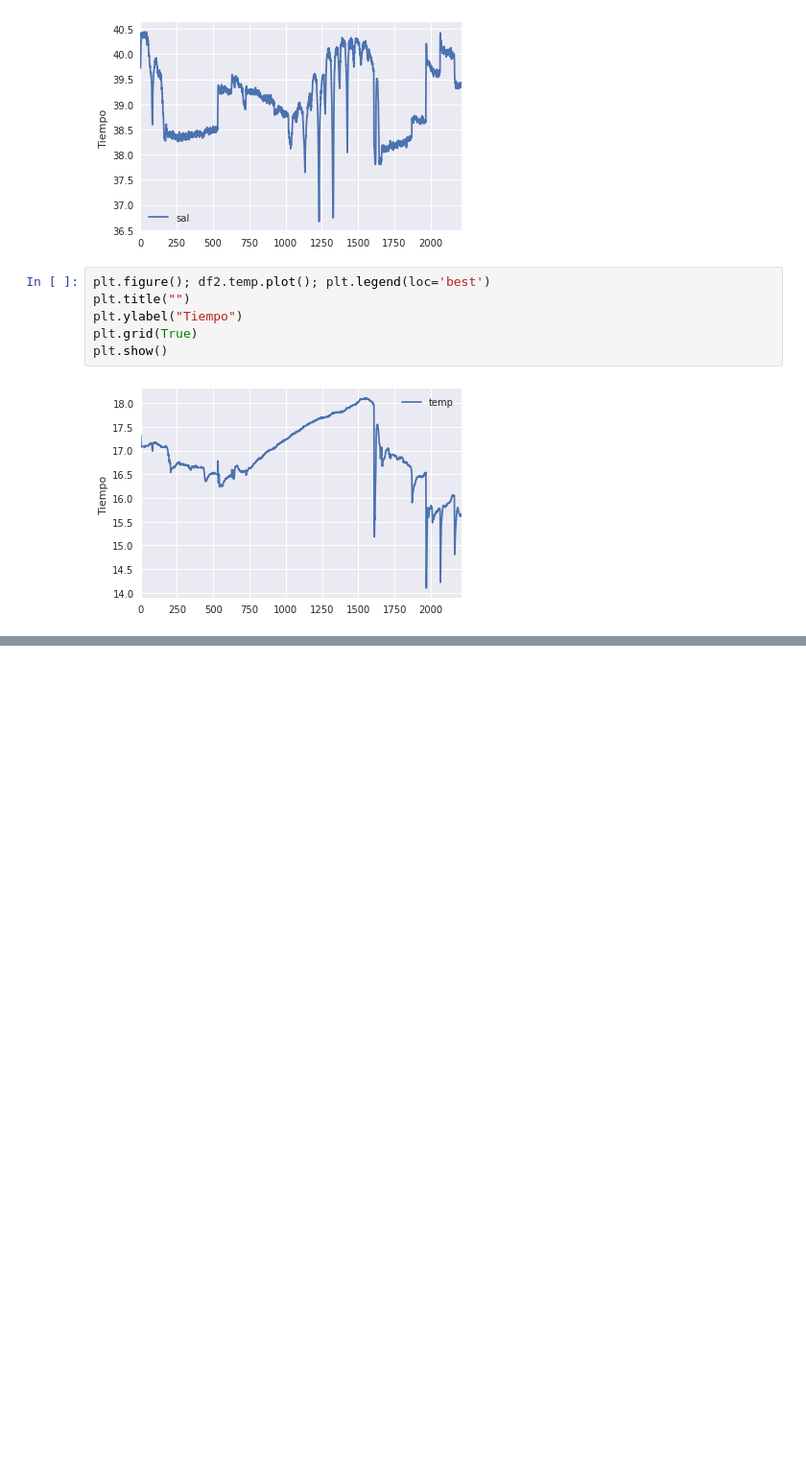
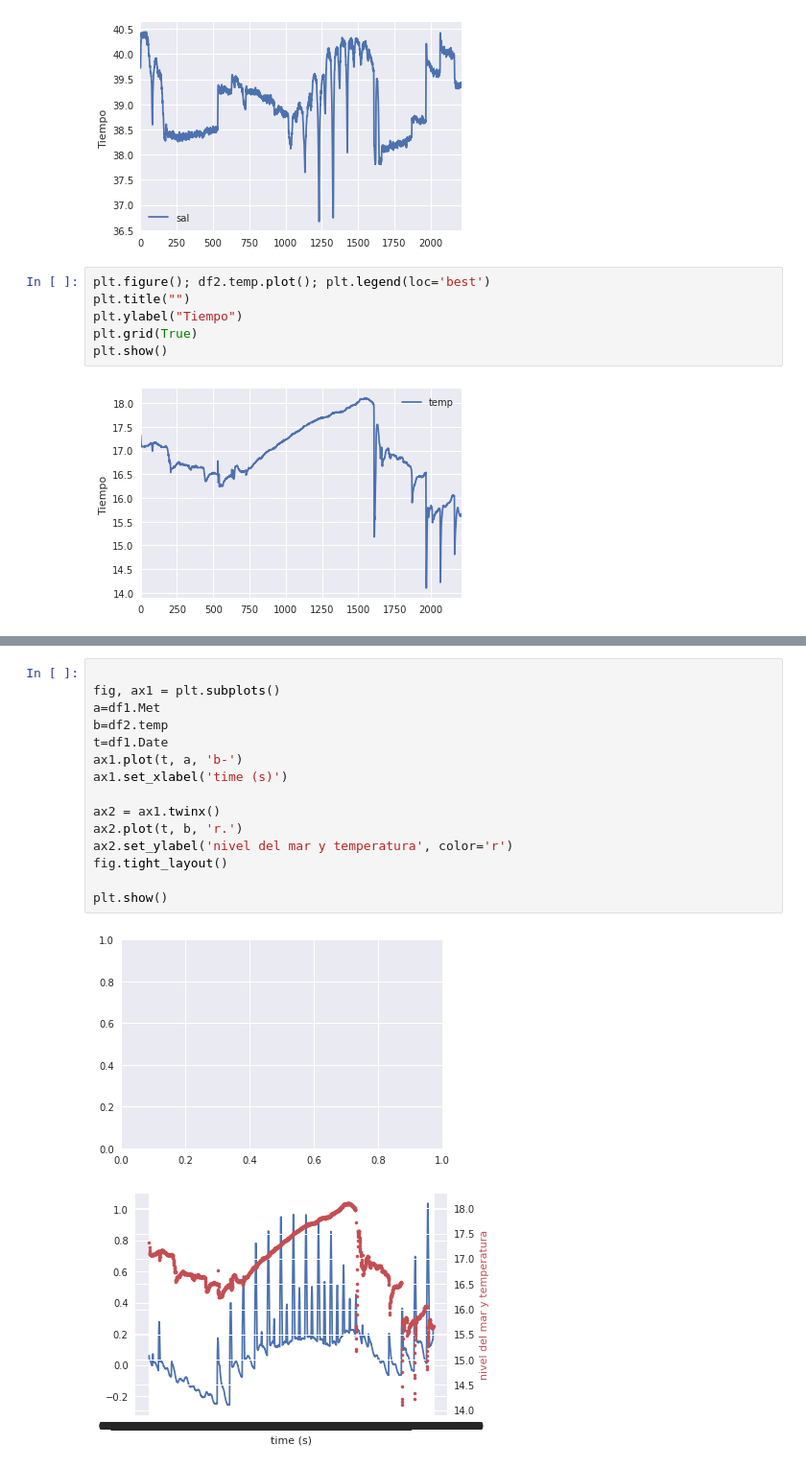
Before and after one commit to adrian2298/computacional1, a Jupyter notebook: EV1/Untitled.ipynb, the cells around one changed output, grey strips where cells are left out. Shown at 96% size. Cells and saved outputs as stored; diff of their text form; blank space fills up the shorter version.

```diff
--- a/EV1/Untitled.ipynb
+++ b/EV1/Untitled.ipynb
@@ -176,0 +143,18 @@ plt.show()
+# %%
+
+fig, ax1 = plt.subplots()
+a=df1.Met
+b=df2.temp
+t=df1.Date
+ax1.plot(t, a, 'b-')
+ax1.set_xlabel('time (s)')
+
+ax2 = ax1.twinx()
+ax2.plot(t, b, 'r.')
+ax2.set_ylabel('nivel del mar y temperatura', color='r')
+fig.tight_layout()
+
+plt.show()
+# %% [output]
+[figure, added]
+[figure, added]
```
Also changed, not shown: parts of 7 cells of this notebook.
